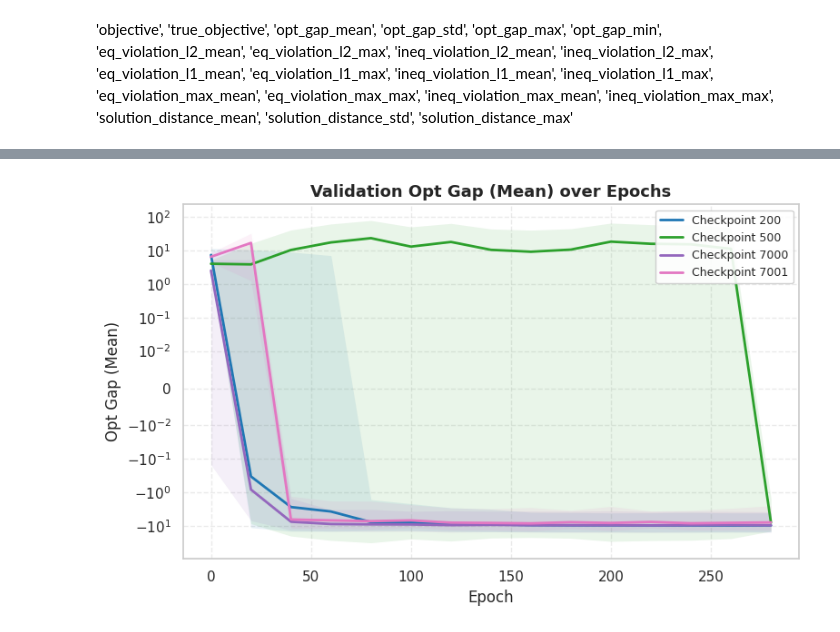
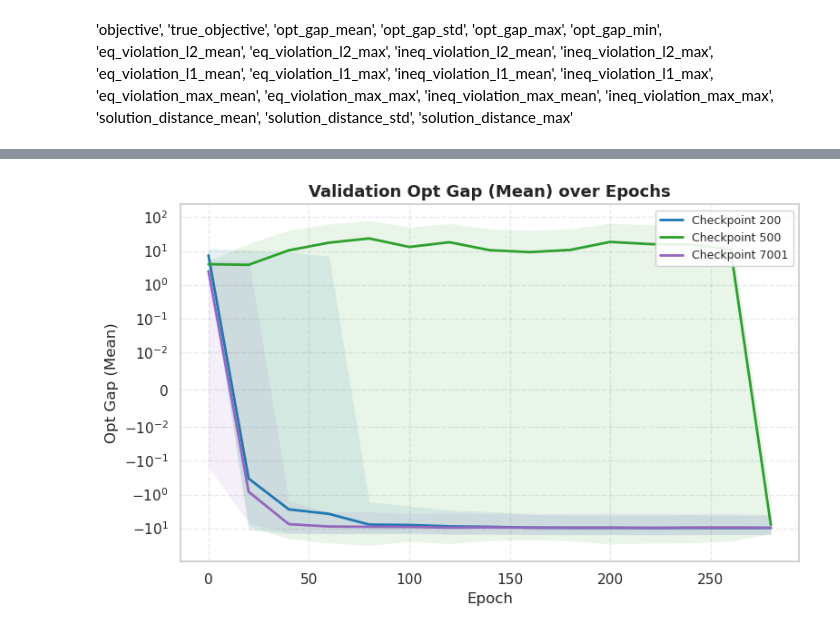
Before and after one commit to xkhainguyen/FSNet, a Jupyter notebook: visualize.ipynb, the cells around one changed output, grey strips where cells are left out. Saved outputs shown, nothing was run; the diff lists cells and outputs as text; code cells hidden in the pictures.

```diff
--- a/visualize.ipynb
+++ b/visualize.ipynb
@@ -522,12 +329,12 @@ plot_box_with_points(
 # %%
 plot_metric_over_epochs(
     metric_array=opt_gap_mean_epochs,   # shape [num_ckpts, num_seeds, num_epochs]
-    baselines=train_sizes[[0, 1, 4, 5]],
+    baselines=train_sizes[[0, 1, 5]],
     metric_name="Opt Gap (Mean)",
     # title="Validation Opt Gap Mean per Checkpoint",
     log_scale_y=True,        # set False if values are small
     epochs_per_val=20,
     colors="tab10",
 )
 # %% [output]
-[figure, old version]
+[figure, new version]
```
Also changed, not shown: parts of 12 cells of this notebook, 7 other files.
